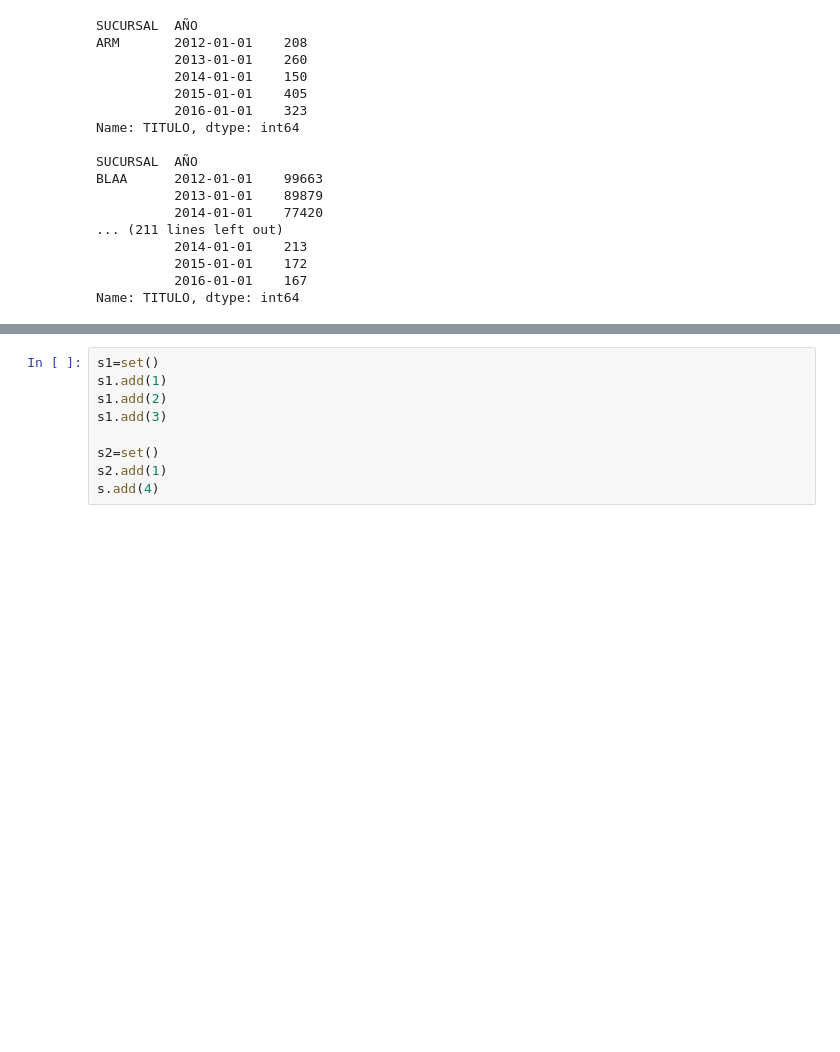
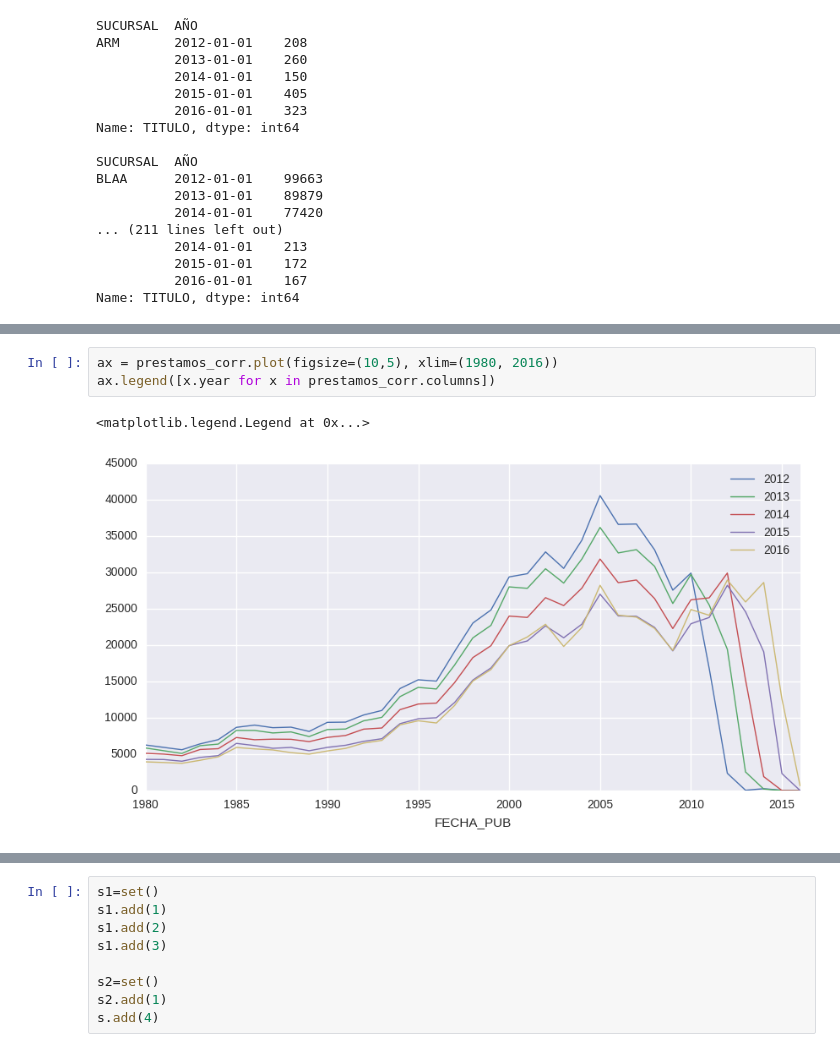
Before and after one commit to mavillard/colombia, a Jupyter notebook: prestamos_otros.ipynb, the cells around one changed output, grey strips where cells are left out. Cells and saved outputs as stored; diff of their text form; blank space fills up the shorter version.

Commit message:
Month and year comparison

```diff
--- a/prestamos_otros.ipynb
+++ b/prestamos_otros.ipynb
@@ -543,0 +575,6 @@ prestamos_pub.plot(figsize=(10,5))
+# %%
+ax = prestamos_corr.plot(figsize=(10,5), xlim=(1980, 2016))
+ax.legend([x.year for x in prestamos_corr.columns])
+# %% [output]
+<matplotlib.legend.Legend at 0x...>
+[figure, added]
```
Also changed, not shown: parts of 33 cells of this notebook.
